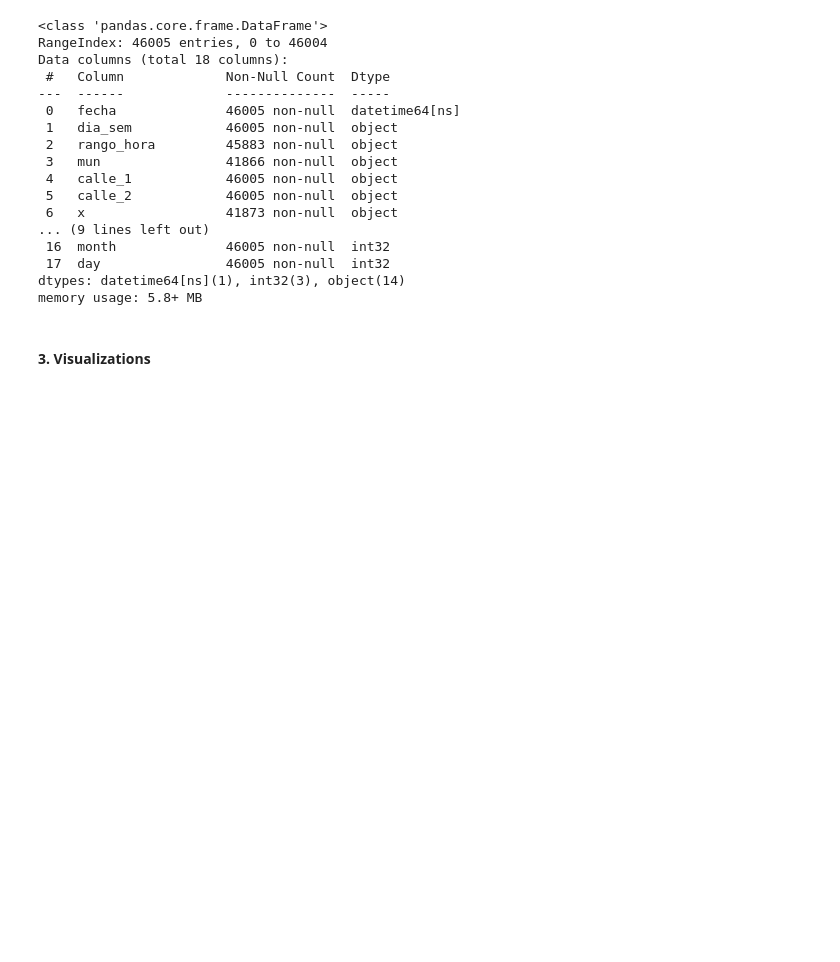
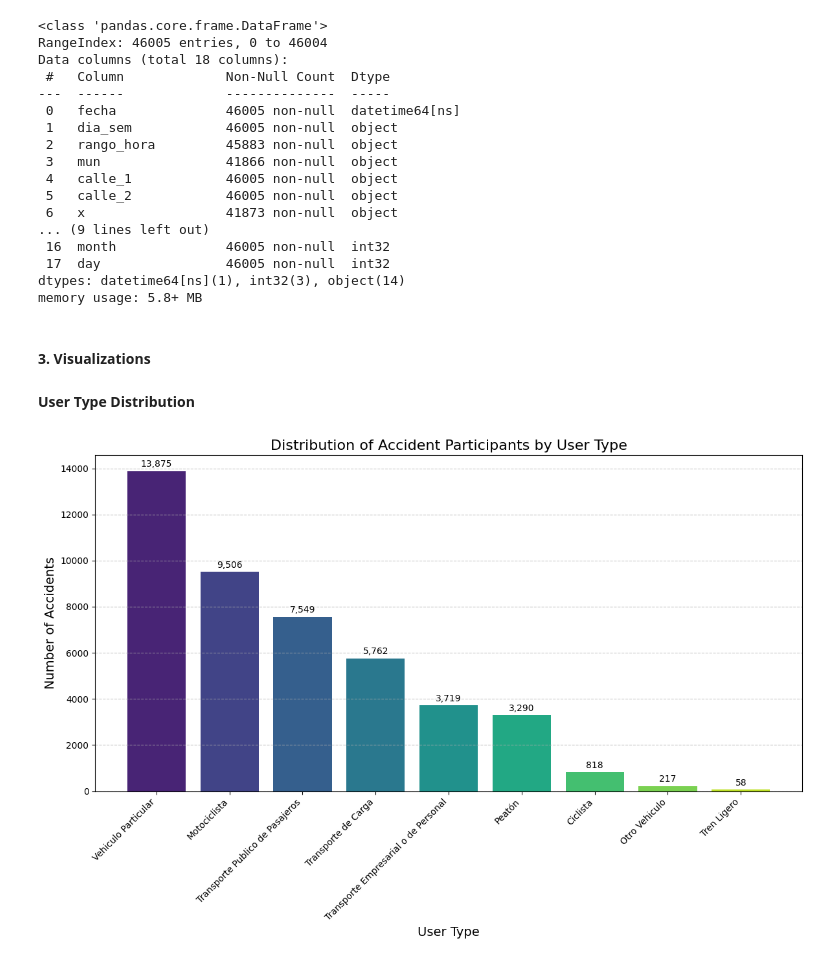
Before and after one commit to isaac-evs/amg_road_accidents_eda, a Jupyter notebook: main.ipynb, the cells around one changed output. Drawn from its saved outputs; the diff is of its cells as text; code cells hidden in the pictures; blank space fills up the shorter version.

Commit message:
added data visualization

```diff
--- a/main.ipynb
+++ b/main.ipynb
@@ -380,3 +380,29 @@ dtypes: datetime64[ns](1), int32(3), object(14)
 memory usage: 5.8+ MB
 # %% [markdown]
 #### **3. Visualizations**
+# %% [markdown]
+**User Type Distribution**
+# %%
+plt.figure(figsize=(12, 8))
+user_counts = df['tipo_usuario'].value_counts()
+user_counts = user_counts[user_counts > 10]
+
+user_counts = user_counts.sort_values(ascending=False)
+
+colors = sns.color_palette("viridis", len(user_counts))
+bars = plt.bar(user_counts.index, user_counts.values, color=colors)
+plt.xticks(rotation=45, ha='right')
+plt.title('Distribution of Accident Participants by User Type', fontsize=16)
+plt.xlabel('User Type', fontsize=14)
+plt.ylabel('Number of Accidents', fontsize=14)
+plt.tight_layout()
+
+for bar in bars:
+    height = bar.get_height()
+    plt.text(bar.get_x() + bar.get_width()/2., height + 100,
+             f'{height:,}', ha='center', va='bottom', fontsize=10)
+
+plt.grid(axis='y', linestyle='--', alpha=0.7)
+plt.show()
+# %% [output]
+[figure, added]
```
Also changed, not shown: parts of 8 cells of this notebook.
